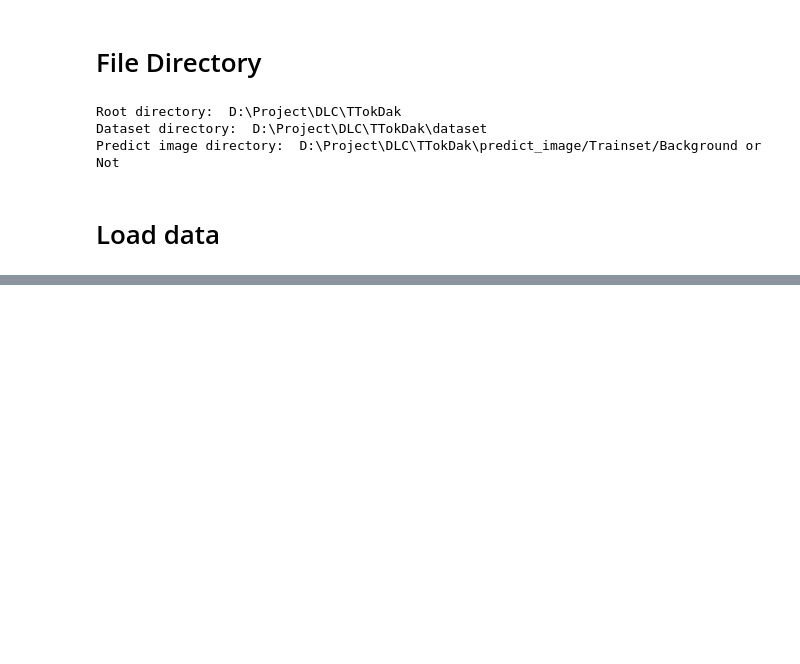
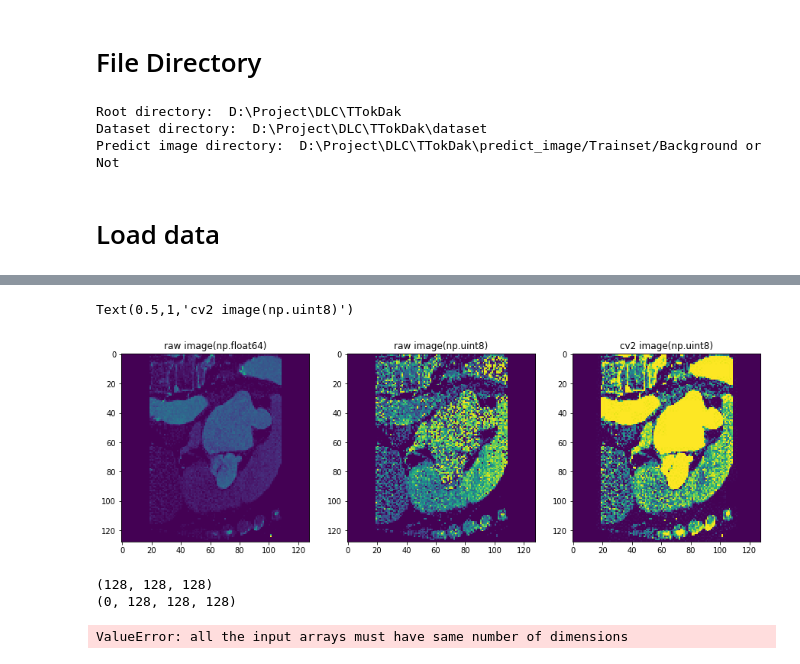
Before and after one commit to TooTouch/3D_CoordConv_Segmentation, a Jupyter notebook: ipynb/Image Crop.ipynb, the cells around one changed output, grey strips where cells are left out. Cells and saved outputs as stored; diff of their text form; code cells hidden in the pictures; blank space fills up the shorter version.

```diff
--- a/ipynb/Image Crop.ipynb
+++ b/ipynb/Image Crop.ipynb
@@ -149,0 +84,11 @@ plt.show()
+# %%
+f, ax = plt.subplots(1,3, figsize=(15,10))
+ax[0].imshow(ct0_img[64,:,:])
+ax[1].imshow(ct0_img[64,:,:].astype(np.uint8))
+ax[2].imshow(img2[64,:,:])
+ax[0].set_title('raw image(np.float64)')
+ax[1].set_title('raw image(np.uint8)')
+ax[2].set_title('cv2 image(np.uint8)')
+# %% [output]
+Text(0.5,1,'cv2 image(np.uint8)')
+[figure, added]
@@ -149,0 +129,6 @@ plt.show()
+# %%
+next(img)
+# %% [output]
+(128, 128, 128)
+(0, 128, 128, 128)
+ValueError: all the input arrays must have same number of dimensions
```
Also changed, not shown: parts of 20 cells of this notebook, 14 other files.
